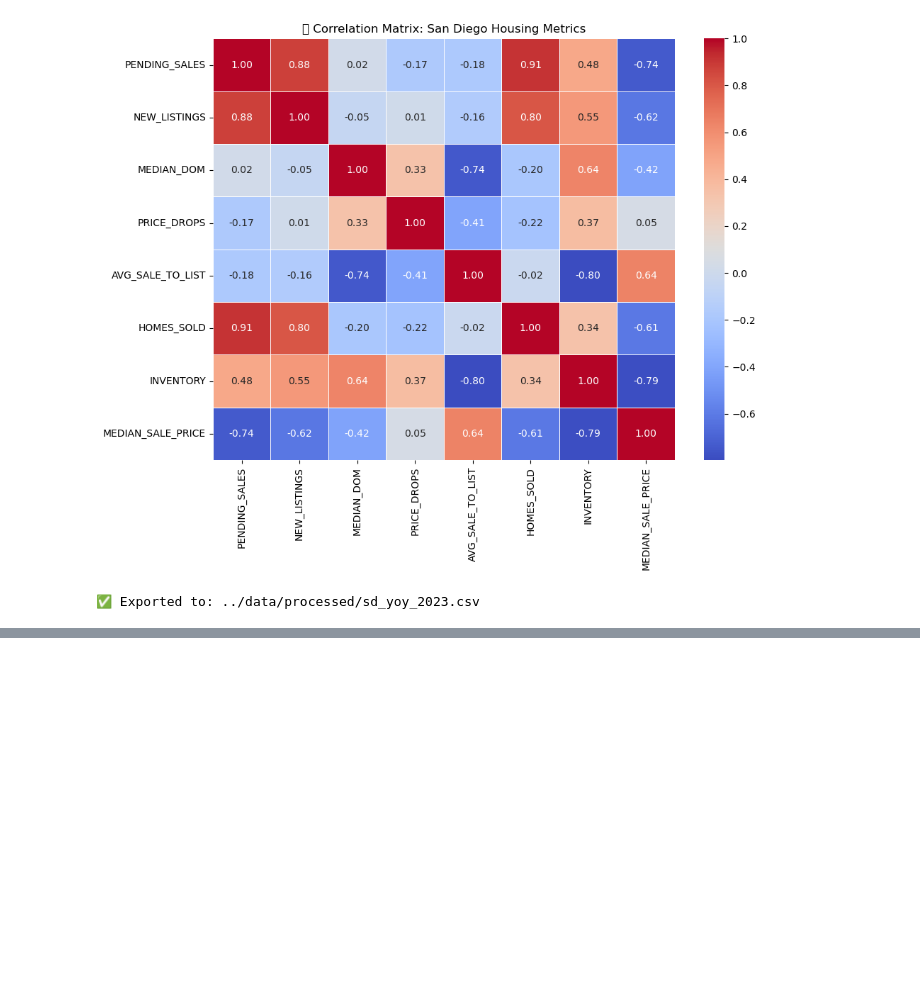
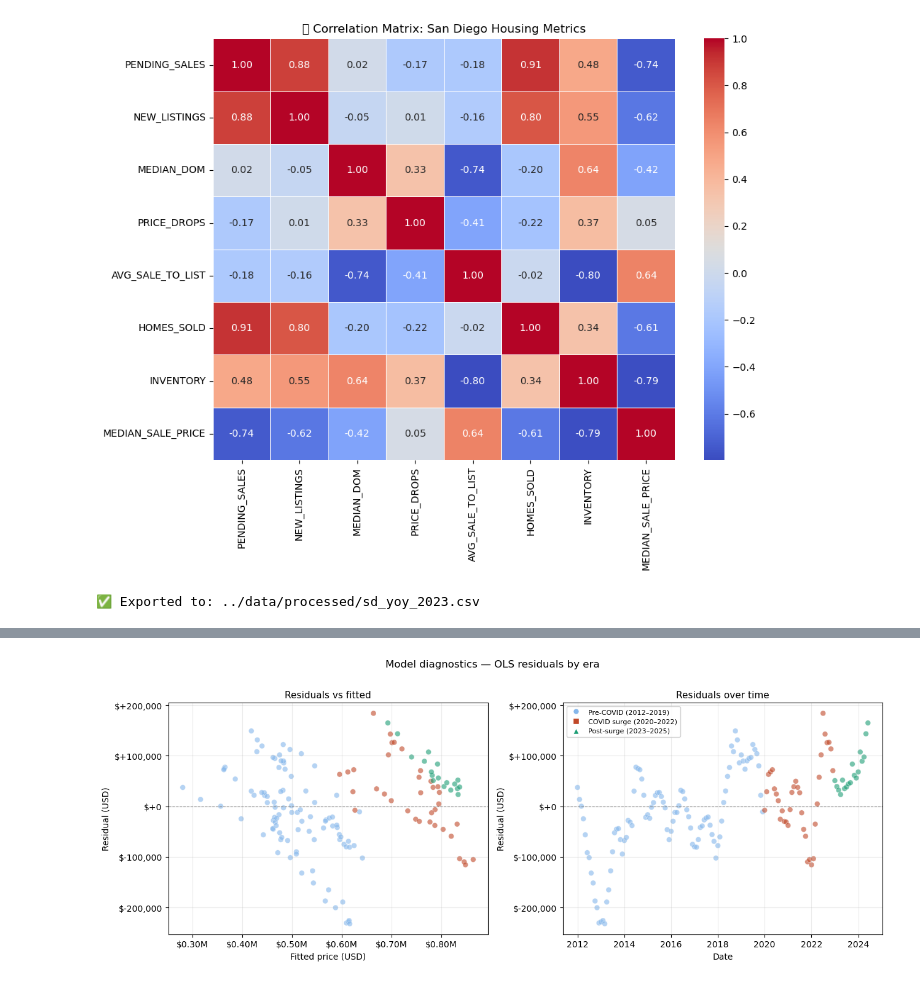
Before and after one commit to abeltrandlt/sd-housing-trends, a Jupyter notebook: notebooks/sd_housing_market_dynamics_analysis.ipynb, the cells around one changed output, grey strips where cells are left out. Drawn from its saved outputs; the diff is of its cells as text; code cells hidden in the pictures; blank space fills up the shorter version.

```diff
--- a/notebooks/sd_housing_market_dynamics_analysis.ipynb
+++ b/notebooks/sd_housing_market_dynamics_analysis.ipynb
@@ -444,0 +635,44 @@ print("✅ Exported to: ../data/processed/sd_yoy_2023.csv")
+# %%
+# --- 2.5 Residual plot — check model honesty ---
+
+residuals = y - y_pred
+
+fig, axes = plt.subplots(1, 2, figsize=(13, 5))
+
+# Residuals vs fitted
+axes[0].scatter(y_pred, residuals,
+                color=[era_styles[e]['color'] for e in df_scatter['era']],
+                alpha=0.6, s=40, edgecolors='white', linewidths=0.4)
+axes[0].axhline(0, color='gray', linestyle='--', linewidth=0.8)
+axes[0].set_xlabel('Fitted price (USD)', fontsize=10)
+axes[0].set_ylabel('Residual (USD)', fontsize=10)
+axes[0].set_title('Residuals vs fitted', fontsize=11)
+axes[0].xaxis.set_major_formatter(plt.FuncFormatter(lambda x, _: f'${x/1e6:.2f}M'))
+axes[0].yaxis.set_major_formatter(plt.FuncFormatter(lambda x, _: f'${x:+,.0f}'))
+axes[0].grid(alpha=0.25)
+
+# Residuals over time
+axes[1].scatter(df_scatter.index, residuals,
+                color=[era_styles[e]['color'] for e in df_scatter['era']],
+                alpha=0.6, s=40, edgecolors='white', linewidths=0.4)
+axes[1].axhline(0, color='gray', linestyle='--', linewidth=0.8)
+axes[1].set_xlabel('Date', fontsize=10)
+axes[1].set_ylabel('Residual (USD)', fontsize=10)
+axes[1].set_title('Residuals over time', fontsize=11)
+axes[1].yaxis.set_major_formatter(plt.FuncFormatter(lambda x, _: f'${x:+,.0f}'))
+axes[1].grid(alpha=0.25)
+
+# Era legend
+from matplotlib.lines import Line2D
+legend_elements = [Line2D([0], [0], marker=era_styles[e]['marker'],
+                          color='w', markerfacecolor=era_styles[e]['color'],
+                          markersize=7, label=e)
+                   for e in era_styles]
+axes[1].legend(handles=legend_elements, fontsize=8, framealpha=0.9)
+
+plt.suptitle('Model diagnostics — OLS residuals by era', fontsize=12, y=1.01)
+plt.tight_layout()
+plt.savefig('../visuals/ols_residuals.png', dpi=150, bbox_inches='tight')
+plt.show()
+# %% [output]
+[figure, added]
```
Also changed, not shown: parts of 14 cells of this notebook, 3 other files.
